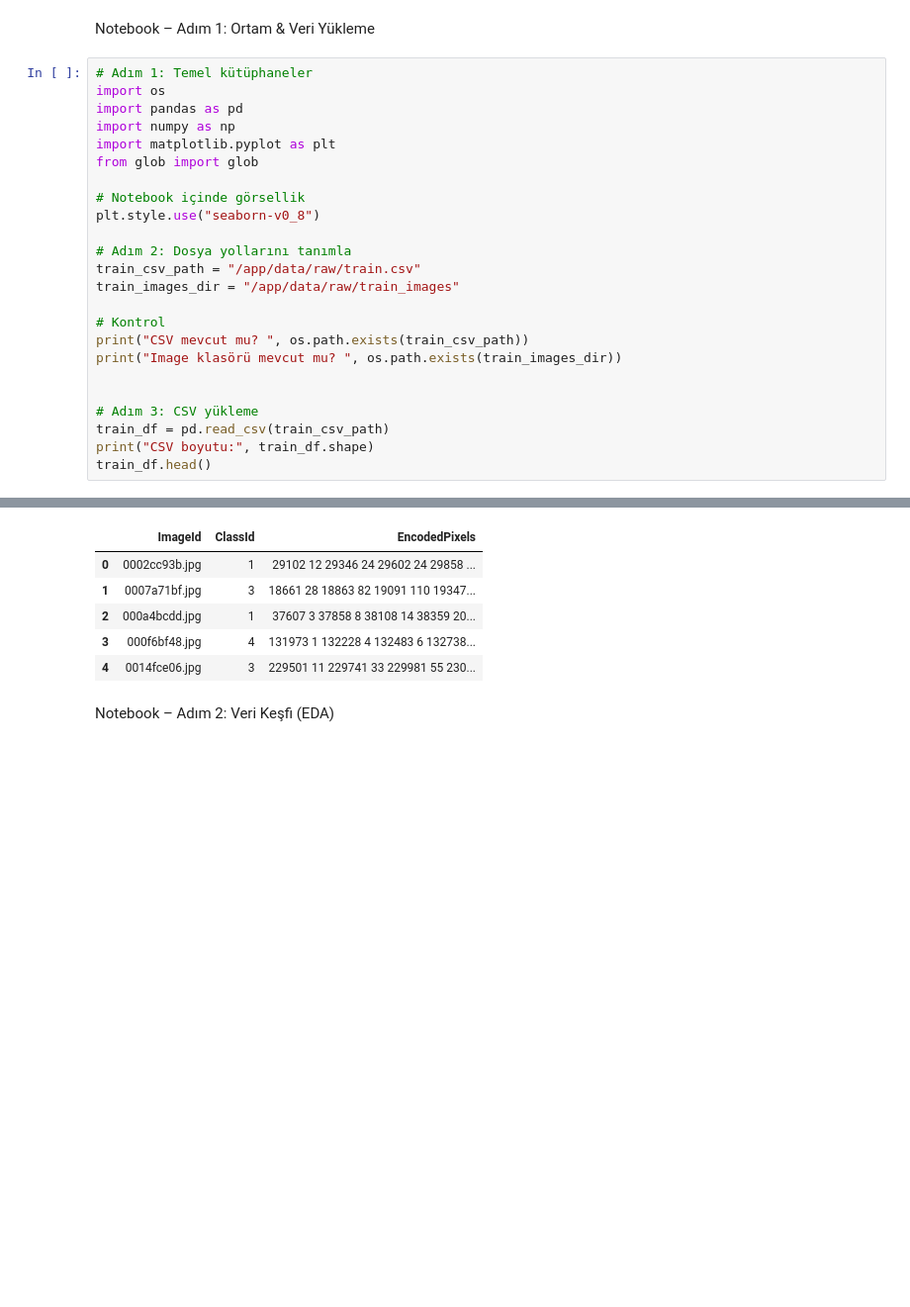
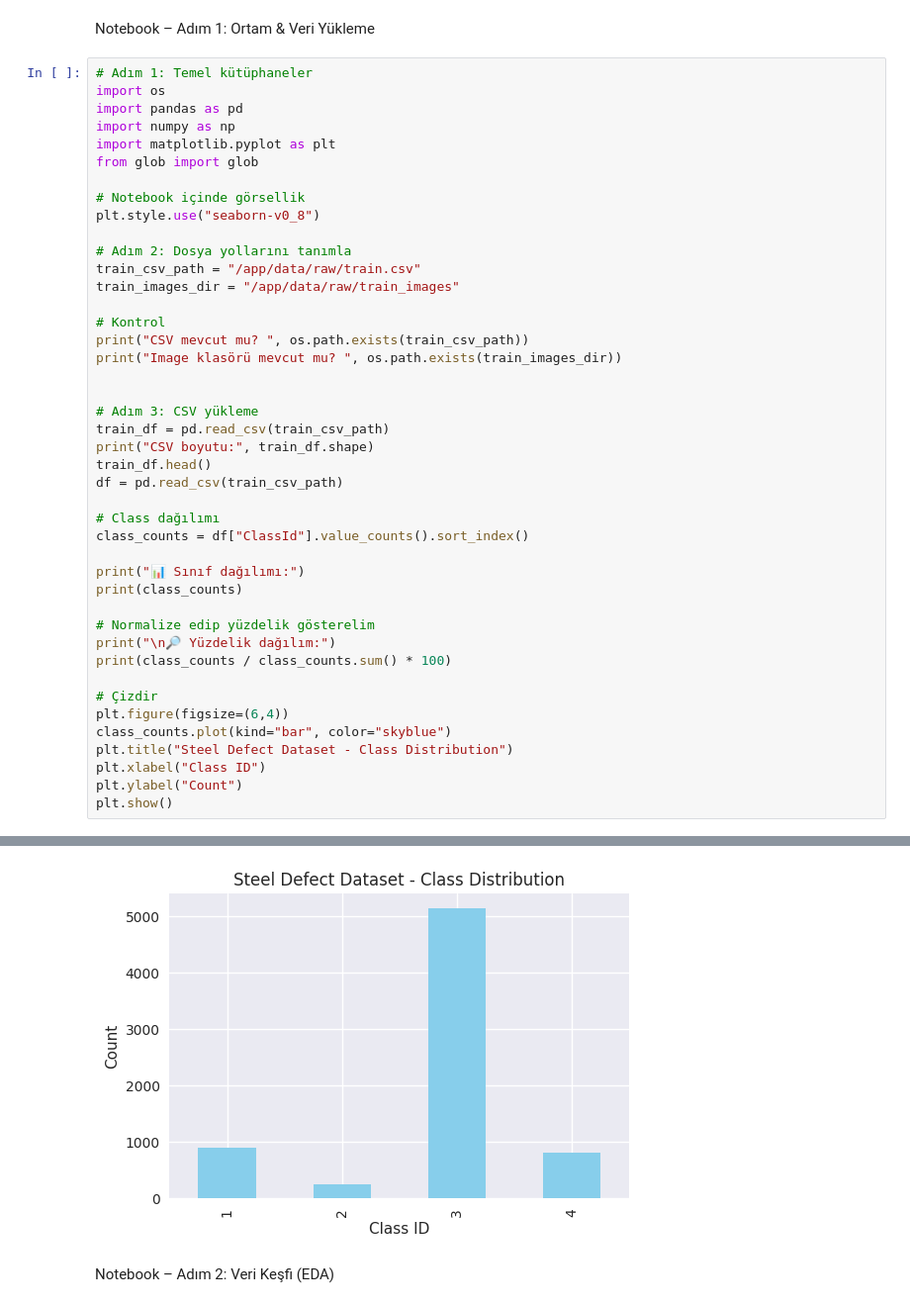
Before and after one commit to erdalgumuss/steel-defect-detection, a Jupyter notebook: notebooks/01-data-exploration.ipynb, the cells around one changed output, grey strips where cells are left out. Shown: that part at 99% size. Drawn from its saved outputs; the diff is of its cells as text; blank space fills up the shorter version.

```diff
--- a/notebooks/01-data-exploration.ipynb
+++ b/notebooks/01-data-exploration.ipynb
@@ -24,6 +24,25 @@ print("Image klasörü mevcut mu? ", os.path.exists(train_images_dir))
 train_df = pd.read_csv(train_csv_path)
 print("CSV boyutu:", train_df.shape)
 train_df.head()
+df = pd.read_csv(train_csv_path)
+
+# Class dağılımı
+class_counts = df["ClassId"].value_counts().sort_index()
+
+print("📊 Sınıf dağılımı:")
+print(class_counts)
+
+# Normalize edip yüzdelik gösterelim
+print("\n🔎 Yüzdelik dağılım:")
+print(class_counts / class_counts.sum() * 100)
+
+# Çizdir
+plt.figure(figsize=(6,4))
+class_counts.plot(kind="bar", color="skyblue")
+plt.title("Steel Defect Dataset - Class Distribution")
+plt.xlabel("Class ID")
+plt.ylabel("Count")
+plt.show()
 # %% [output]
 CSV mevcut mu?  True
 Image klasörü mevcut mu?  True
@@ -31,9 +65,4 @@ CSV boyutu: (7095, 3)
-|  | ImageId | ClassId | EncodedPixels |
-| 0 | 0002cc93b.jpg | 1 | 29102 12 29346 24 29602 24 29858 ... |
-| 1 | 0007a71bf.jpg | 3 | 18661 28 18863 82 19091 110 19347... |
-| 2 | 000a4bcdd.jpg | 1 | 37607 3 37858 8 38108 14 38359 20... |
-| 3 | 000f6bf48.jpg | 4 | 131973 1 132228 4 132483 6 132738... |
-| 4 | 0014fce06.jpg | 3 | 229501 11 229741 33 229981 55 230... |
+[figure, added]
 # %% [markdown]
 Notebook – Adım 2: Veri Keşfi (EDA)
 # %%
```
Also changed, not shown: parts of 7 cells of this notebook, 3 other files.
